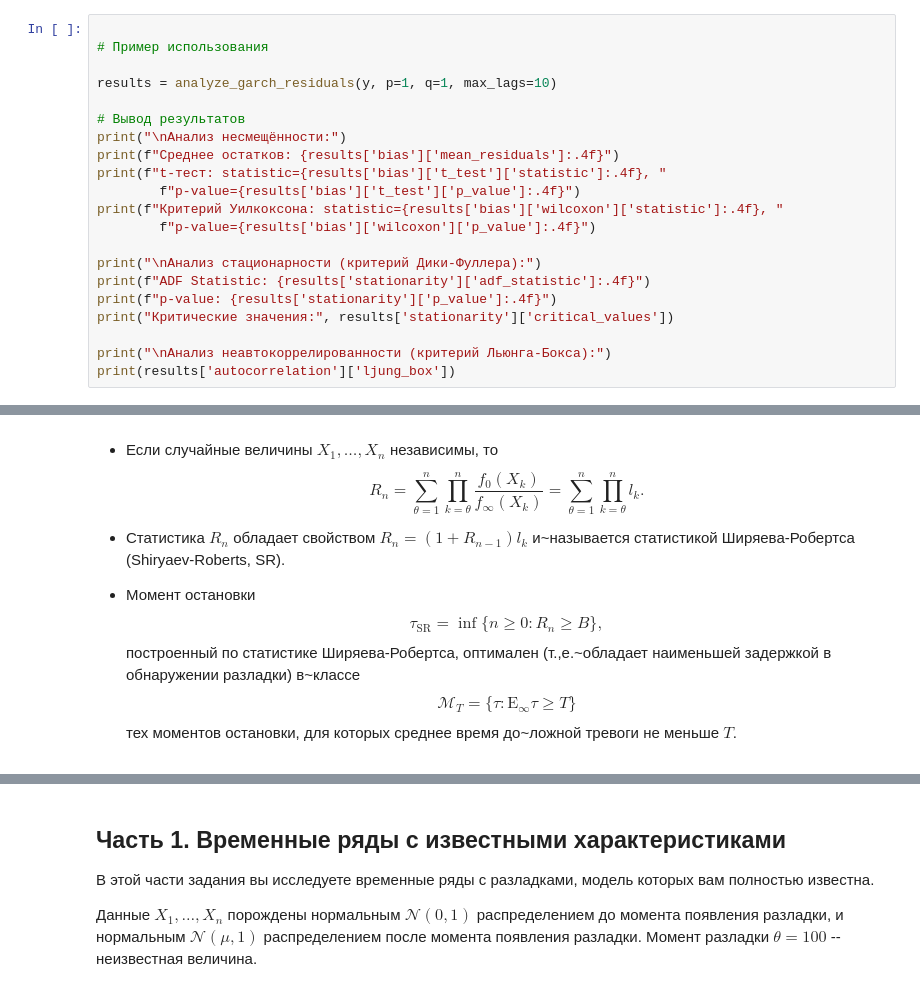
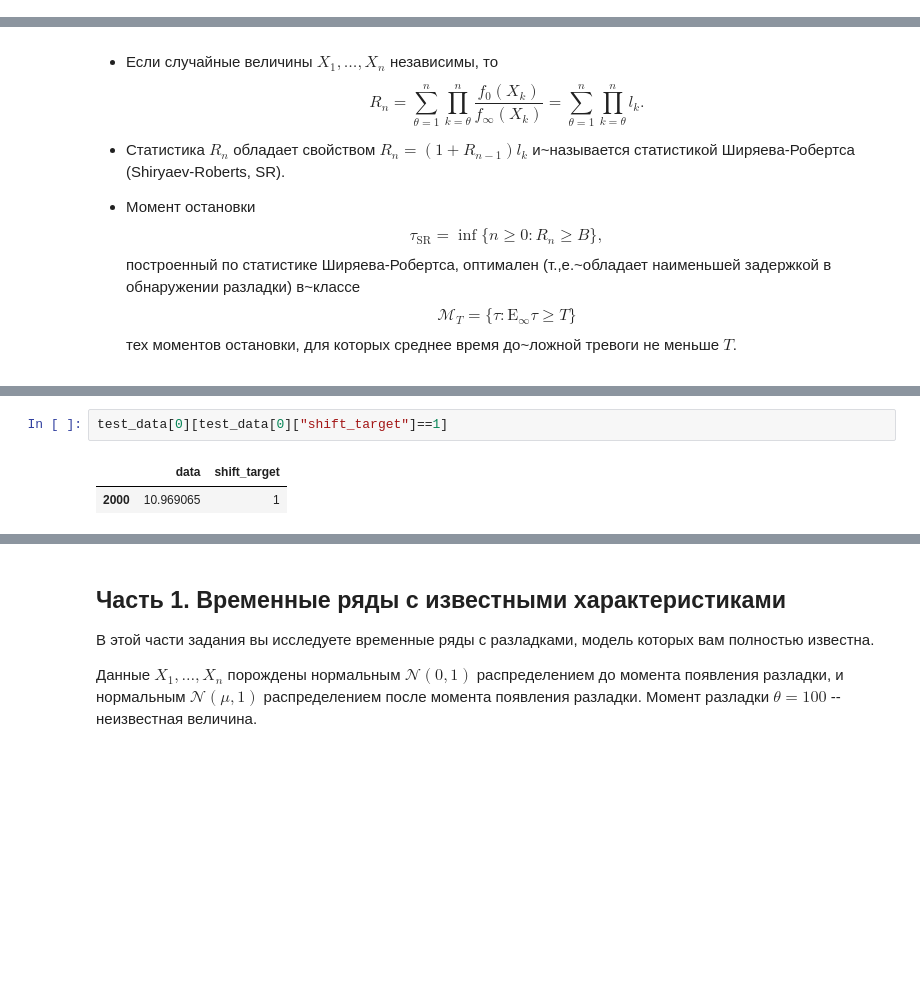
Before and after one commit to kiripcha/-FTIAD-Time-structured-data-analysis, a Jupyter notebook: Project/main.ipynb, the cells around one changed output, grey strips where cells are left out. Cells and saved outputs as stored; diff of their text form; blank space fills up the shorter version.

```diff
--- a/Project/main.ipynb
+++ b/Project/main.ipynb
@@ -2777,21 +2736,0 @@ def analyze_garch_residuals(data, p=4, q=0, max_lags=10):
-# %%
-
-# Пример использования
-
-results = analyze_garch_residuals(y, p=1, q=1, max_lags=10)
-
-# Вывод результатов
-print("\nАнализ несмещённости:")
-print(f"Среднее остатков: {results['bias']['mean_residuals']:.4f}")
-print(f"t-тест: statistic={results['bias']['t_test']['statistic']:.4f}, "
-        f"p-value={results['bias']['t_test']['p_value']:.4f}")
-print(f"Критерий Уилкоксона: statistic={results['bias']['wilcoxon']['statistic']:.4f}, "
-        f"p-value={results['bias']['wilcoxon']['p_value']:.4f}")
-
-print("\nАнализ стационарности (критерий Дики-Фуллера):")
-print(f"ADF Statistic: {results['stationarity']['adf_statistic']:.4f}")
-print(f"p-value: {results['stationarity']['p_value']:.4f}")
-print("Критические значения:", results['stationarity']['critical_values'])
-
-print("\nАнализ неавтокоррелированности (критерий Льюнга-Бокса):")
-print(results['autocorrelation']['ljung_box'])
@@ -2984,0 +3141,5 @@ $$
+# %%
+test_data[0][test_data[0]["shift_target"]==1]
+# %% [output]
+|  | data | shift_target |
+| 2000 | 10.969065 | 1 |
```
Also changed, not shown: parts of 16 cells of this notebook.
